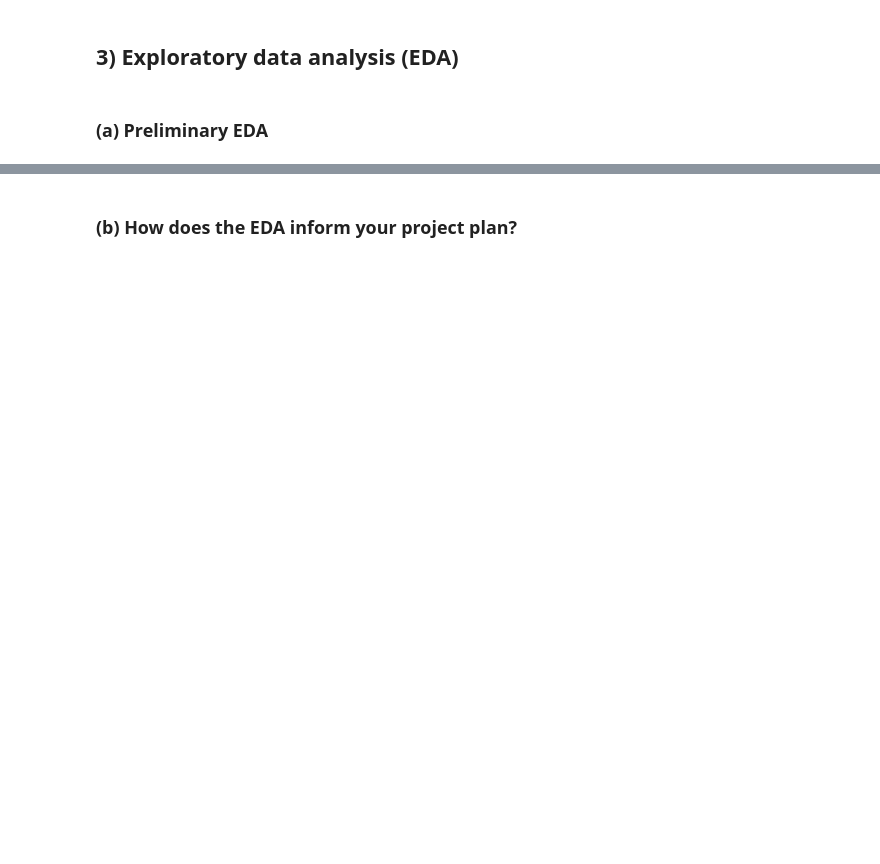
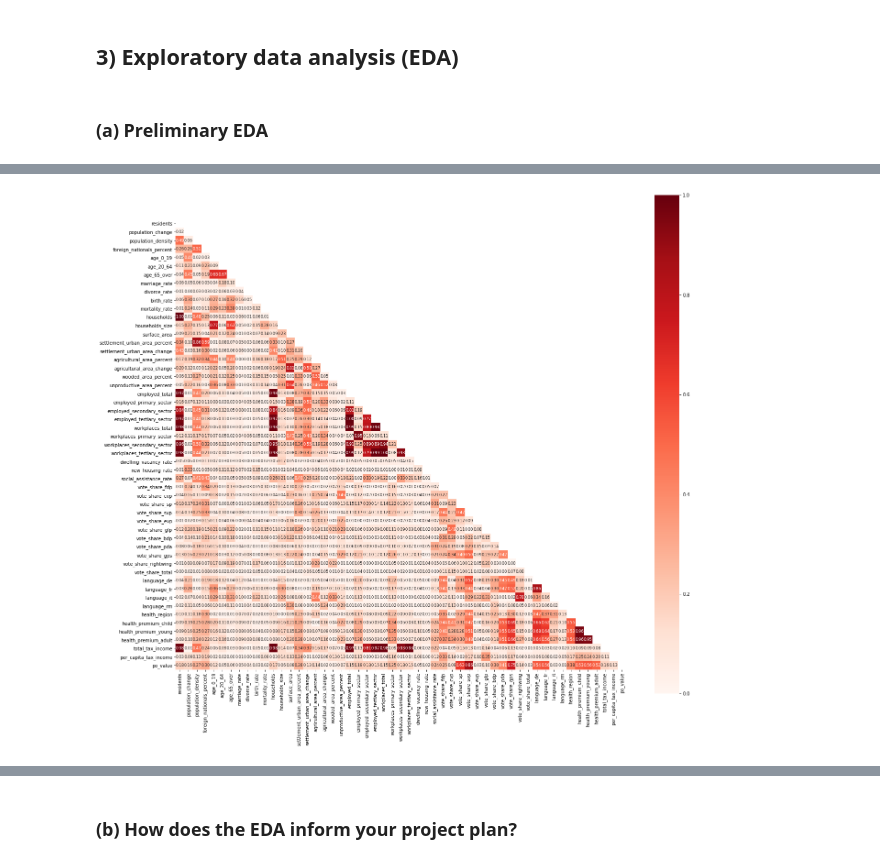
Before and after one commit to jschrein/epfl-exts-adsml-capstone-proposal, a Jupyter notebook: Capstone Project Proposal by Jörg Schreiner.ipynb, the cells around one changed output, grey strips where cells are left out. Saved outputs shown, nothing was run; the diff lists cells and outputs as text; code cells hidden in the pictures; blank space fills up the shorter version.

```diff
--- a/Capstone Project Proposal by Jörg Schreiner.ipynb
+++ b/Capstone Project Proposal by Jörg Schreiner.ipynb
@@ -170,0 +283,10 @@ Combining the data sets:
+# %%
+plt.figure(figsize = (22,20))
+cols = df.columns.tolist()
+cols.remove("po_value")
+cols.append("po_value")
+corr = np.abs(df[cols].corr())
+sns.heatmap(corr, annot = True, fmt = '.2f',
+            square=True, vmin = 0, vmax = 1, cmap= 'Reds', mask = np.triu(corr), annot_kws = {"fontsize":"small"});
+# %% [output]
+[figure, added]
```
Also changed, not shown: parts of 30 cells of this notebook, 11 other files.
